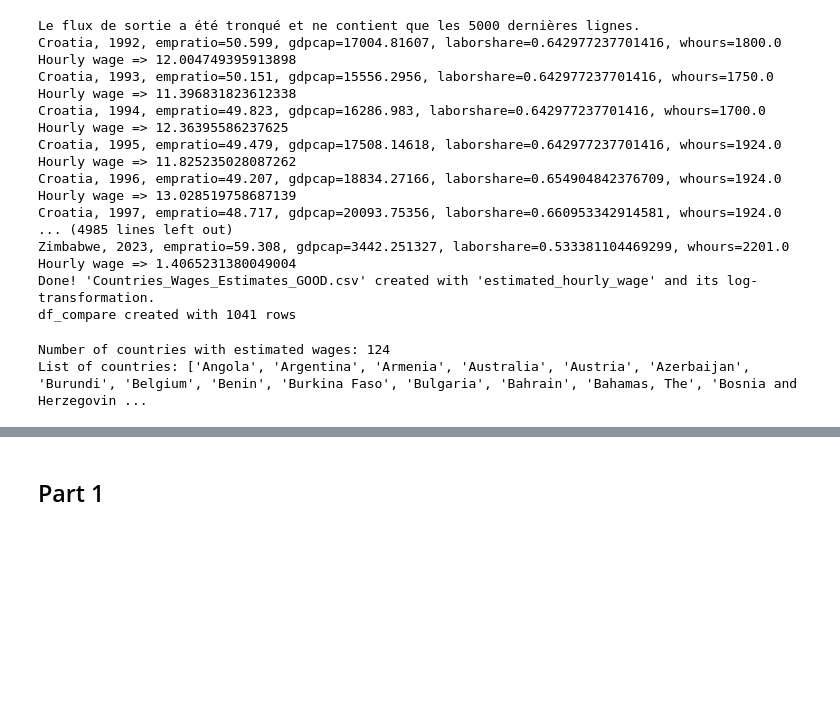
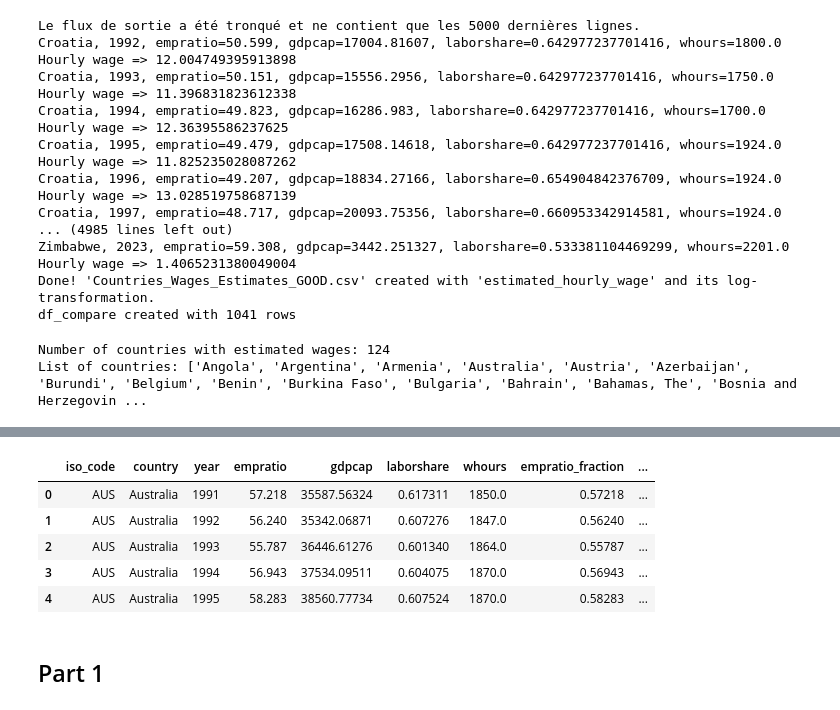
Before and after one commit to adbertin/salaryConvergence, a Jupyter notebook: Part1_V1.ipynb, the cells around one changed output, grey strips where cells are left out. Drawn from its saved outputs; the diff is of its cells as text; code cells hidden in the pictures; blank space fills up the shorter version.

```diff
--- a/Part1_V1.ipynb
+++ b/Part1_V1.ipynb
@@ -186,3 +204,12 @@ List of countries: ['Angola', 'Argentina', 'Armenia', 'Australia', 'Austria', 'A
+# %%
+df_compare.head()
+# %% [output]
+|  | iso_code | country | year | empratio | gdpcap | laborshare | whours | empratio_fraction | ... |
+| 0 | AUS | Australia | 1991 | 57.218 | 35587.56324 | 0.617311 | 1850.0 | 0.57218 | ... |
+| 1 | AUS | Australia | 1992 | 56.240 | 35342.06871 | 0.607276 | 1847.0 | 0.56240 | ... |
+| 2 | AUS | Australia | 1993 | 55.787 | 36446.61276 | 0.601340 | 1864.0 | 0.55787 | ... |
+| 3 | AUS | Australia | 1994 | 56.943 | 37534.09511 | 0.604075 | 1870.0 | 0.56943 | ... |
+| 4 | AUS | Australia | 1995 | 58.283 | 38560.77734 | 0.607524 | 1870.0 | 0.58283 | ... |
 # %% [markdown]
 ## Part 1
 # %%
```
Also changed, not shown: parts of 12 cells of this notebook.
